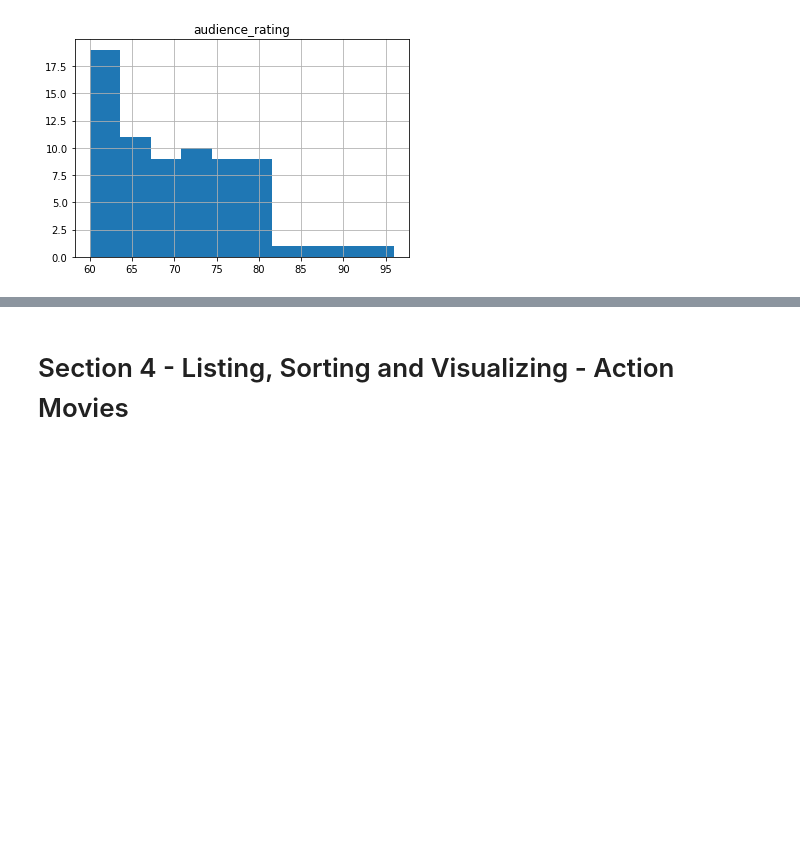
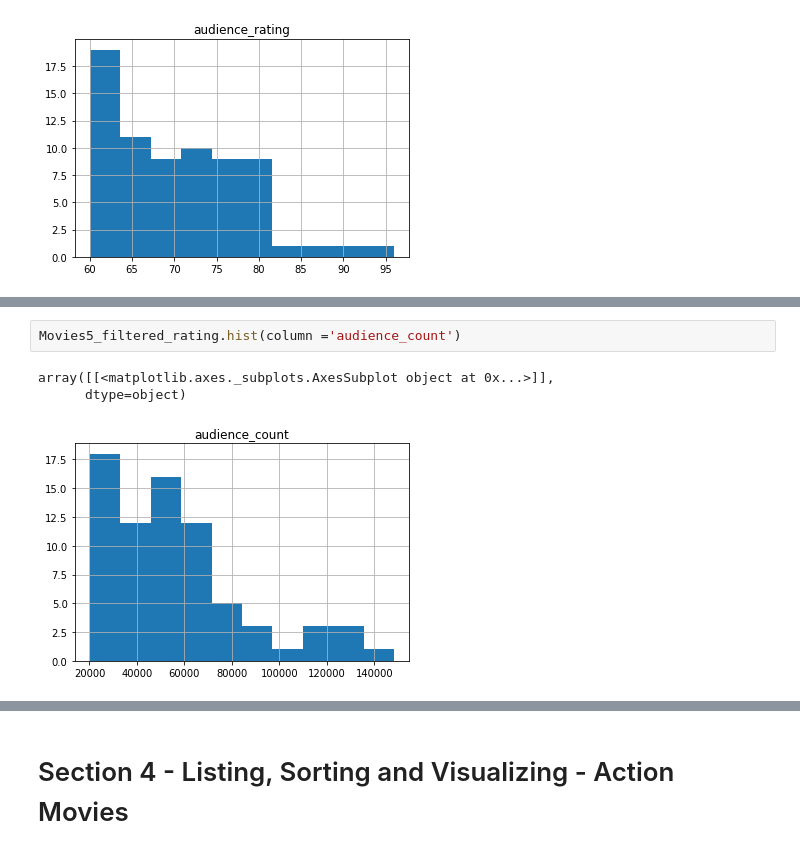
Before and after one commit to DarthRavencroft/Colabratory-Projects, a Jupyter notebook: Chris_Ford_Capstone_3.ipynb, the cells around one changed output, grey strips where cells are left out. Saved outputs shown, nothing was run; the diff lists cells and outputs as text; blank space fills up the shorter version.

```diff
--- a/Chris_Ford_Capstone_3.ipynb
+++ b/Chris_Ford_Capstone_3.ipynb
@@ -109,0 +191,6 @@ array([[<matplotlib.axes._subplots.AxesSubplot object at 0x...>]],
+# %%
+Movies5_filtered_rating.hist(column ='audience_count')
+# %% [output]
+array([[<matplotlib.axes._subplots.AxesSubplot object at 0x...>]],
+      dtype=object)
+[figure, added]
```
Also changed, not shown: parts of 33 cells of this notebook.
